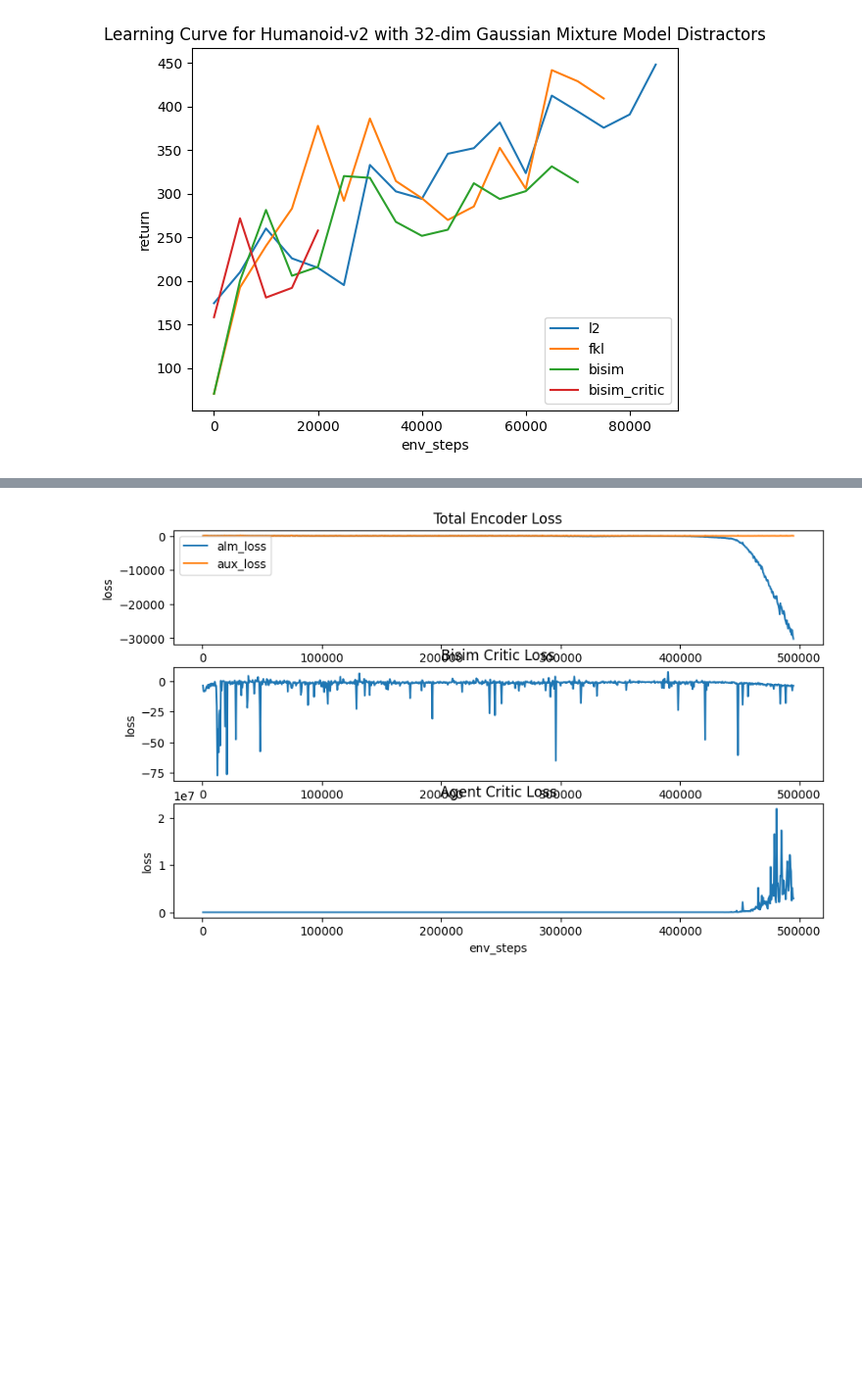
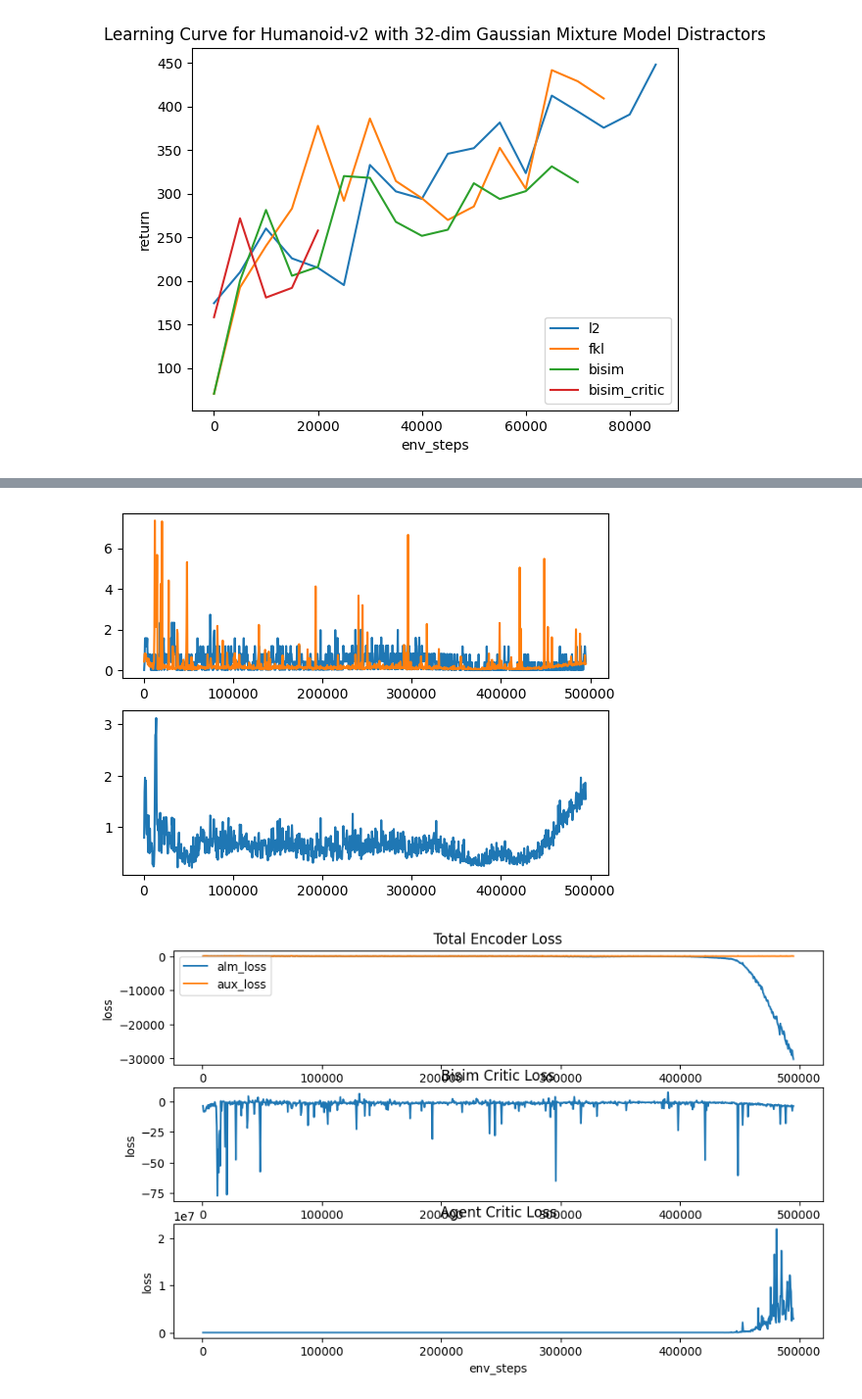
Before and after one commit to rytse/self-predictive-rl, a Jupyter notebook: mujoco_code/vis2.ipynb, the cells around one changed output, grey strips where cells are left out. Shown: that part at 98% size. Cells and saved outputs as stored; diff of their text form; code cells hidden in the pictures; blank space fills up the shorter version.

```diff
--- a/mujoco_code/vis2.ipynb
+++ b/mujoco_code/vis2.ipynb
@@ -107,0 +112,10 @@ plt.show()
+# %%
+df = pd.read_csv(datasets["bisim_critic_challenger"])
+df = df[
+    # ~df['return'].isna()
+      ~df["aux_loss"].isna()
+    & ~df["bisim_critic_loss"].isna()
+    & ~df["alm_loss"].isna()
+    & ~df["critic_loss"].isna()
+]
+df
@@ -108,3 +136,15 @@ plt.show()
+# %%
+plt.subplot(2, 1, 1)
+plt.plot(df['env_steps'], df['r_dist'])
+plt.plot(df['env_steps'], df['transition_dist'] * 0.1)
+# plt.plot(df['env_steps'], df['bisimilarity'])
+# plt.legend(['r_dist', 'transition_dist', 'bisimilarity'])
+
+plt.subplot(2, 1, 2)
+plt.plot(df['env_steps'], df['z_dist'])
+plt.show()
+# %% [output]
+[figure, added]
 # %%
 df = pd.read_csv(datasets["bisim_critic_15"])
 df = df[
```
Also changed, not shown: parts of 2 cells of this notebook, 2 other files.
